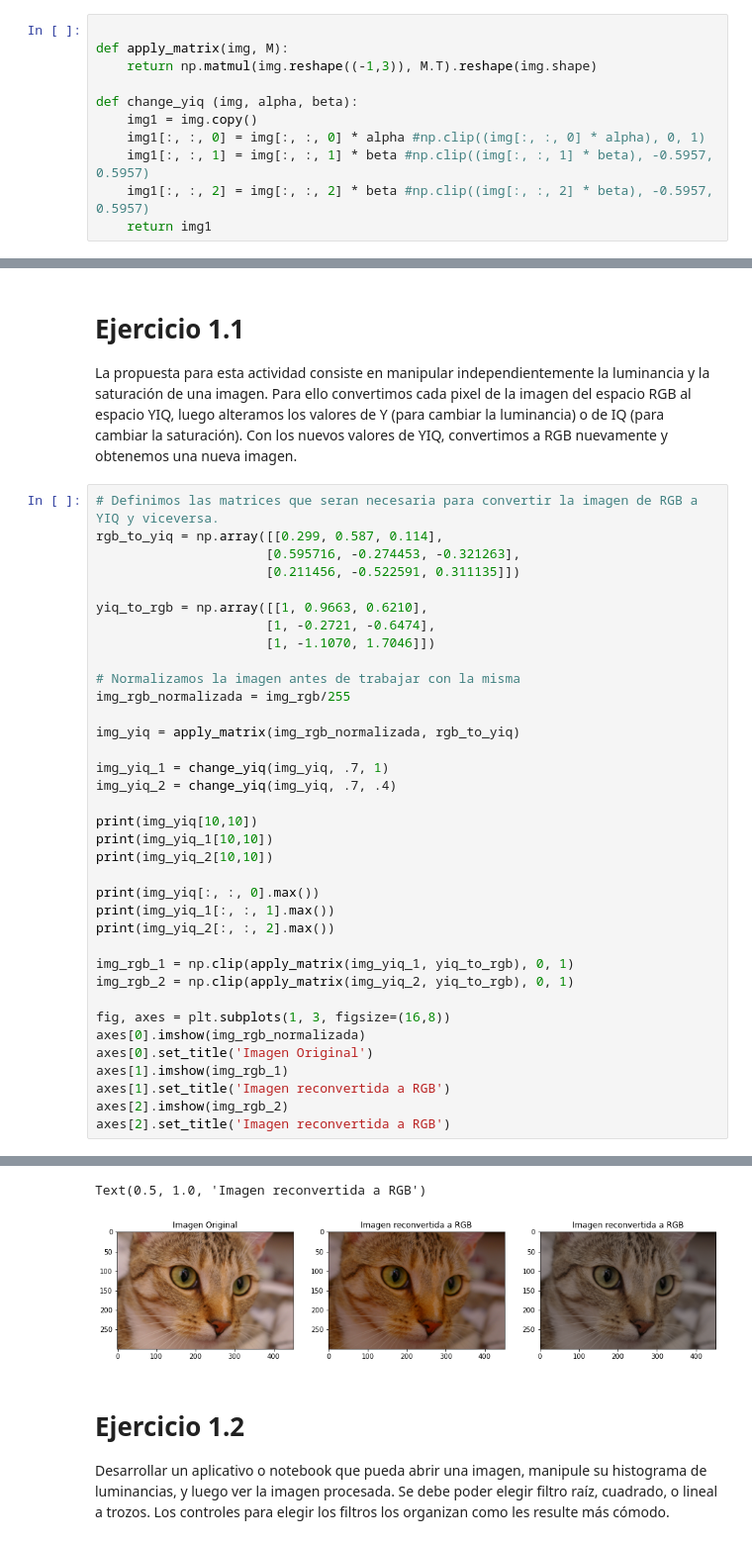
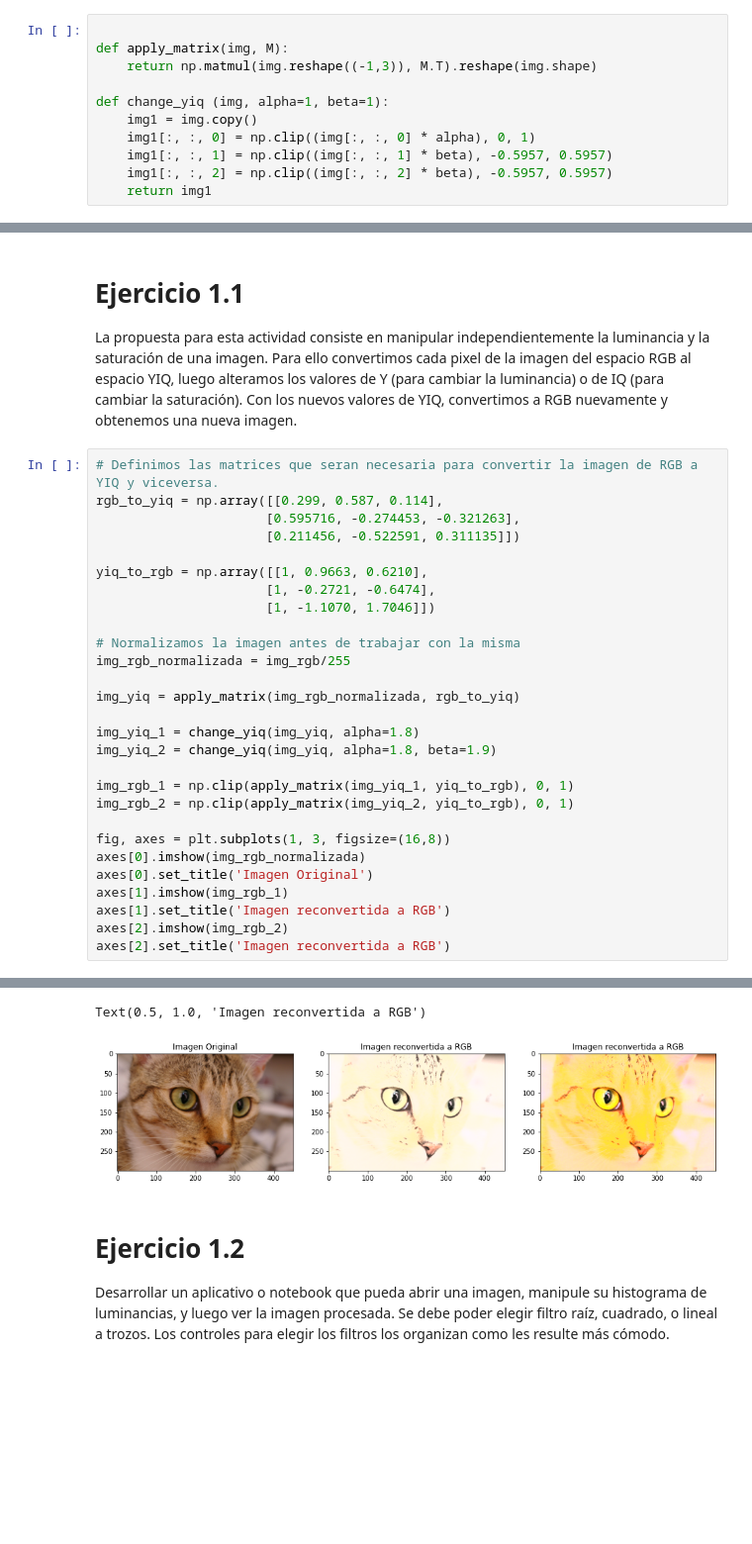
Before and after one commit to chino1504/diplodatos, a Jupyter notebook: pdi/PDI_TP.ipynb, the cells around one changed output, grey strips where cells are left out. Shown at 99% size. Cells and saved outputs as stored; diff of their text form; blank space fills up the shorter version.

```diff
--- a/pdi/PDI_TP.ipynb
+++ b/pdi/PDI_TP.ipynb
@@ -23,11 +23,11 @@ import matplotlib.pyplot as plt
 def apply_matrix(img, M):
     return np.matmul(img.reshape((-1,3)), M.T).reshape(img.shape)
 
-def change_yiq (img, alpha, beta):
+def change_yiq (img, alpha=1, beta=1):
     img1 = img.copy()
-    img1[:, :, 0] = img[:, :, 0] * alpha #np.clip((img[:, :, 0] * alpha), 0, 1)
-    img1[:, :, 1] = img[:, :, 1] * beta #np.clip((img[:, :, 1] * beta), -0.5957, 0.5957)
-    img1[:, :, 2] = img[:, :, 2] * beta #np.clip((img[:, :, 2] * beta), -0.5957, 0.5957)
+    img1[:, :, 0] = np.clip((img[:, :, 0] * alpha), 0, 1)
+    img1[:, :, 1] = np.clip((img[:, :, 1] * beta), -0.5957, 0.5957)
+    img1[:, :, 2] = np.clip((img[:, :, 2] * beta), -0.5957, 0.5957)
     return img1
 # %% [markdown]
 ## Cargamos la imagen a trabajar en el TP
@@ -57,16 +57,8 @@ img_rgb_normalizada = img_rgb/255
 
 img_yiq = apply_matrix(img_rgb_normalizada, rgb_to_yiq)
 
-img_yiq_1 = change_yiq(img_yiq, .7, 1)
-img_yiq_2 = change_yiq(img_yiq, .7, .4)
-
-print(img_yiq[10,10])
-print(img_yiq_1[10,10])
-print(img_yiq_2[10,10])
-
-print(img_yiq[:, :, 0].max())
-print(img_yiq_1[:, :, 1].max())
-print(img_yiq_2[:, :, 2].max())
+img_yiq_1 = change_yiq(img_yiq, alpha=1.8)
+img_yiq_2 = change_yiq(img_yiq, alpha=1.8, beta=1.9)
 
 img_rgb_1 = np.clip(apply_matrix(img_yiq_1, yiq_to_rgb), 0, 1)
 img_rgb_2 = np.clip(apply_matrix(img_yiq_2, yiq_to_rgb), 0, 1)
@@ -88,5 +80,5 @@ axes[2].set_title('Imagen reconvertida a RGB')
 Text(0.5, 1.0, 'Imagen reconvertida a RGB')
-[figure, old version]
+[figure, new version]
 # %% [markdown]
 # Ejercicio 1.2
 Desarrollar un aplicativo o notebook que pueda abrir una imagen, manipule su histograma de luminancias, y luego ver la imagen procesada. Se debe poder elegir filtro raíz, cuadrado, o lineal a trozos.
```
Also changed, not shown: parts of 1 cell of this notebook.
